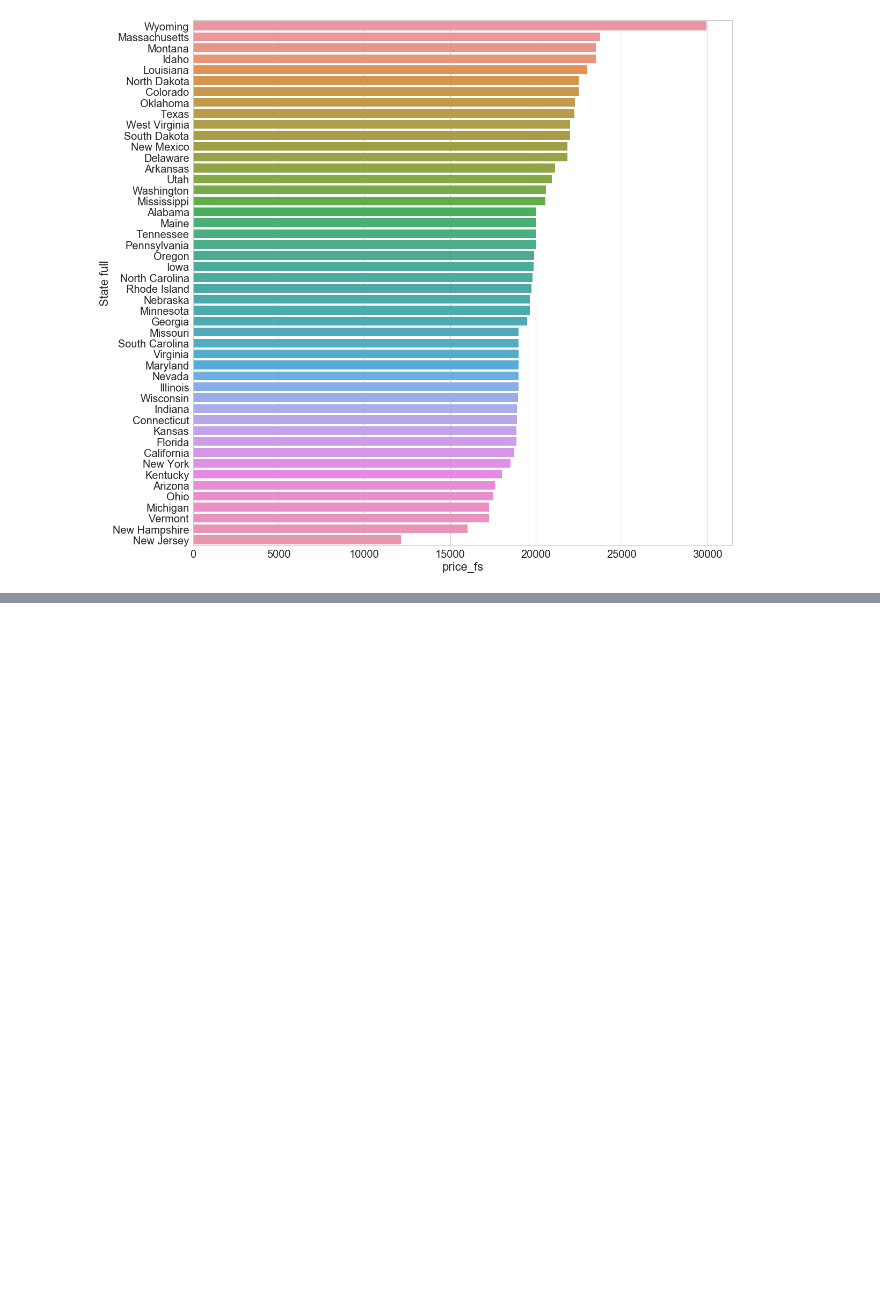
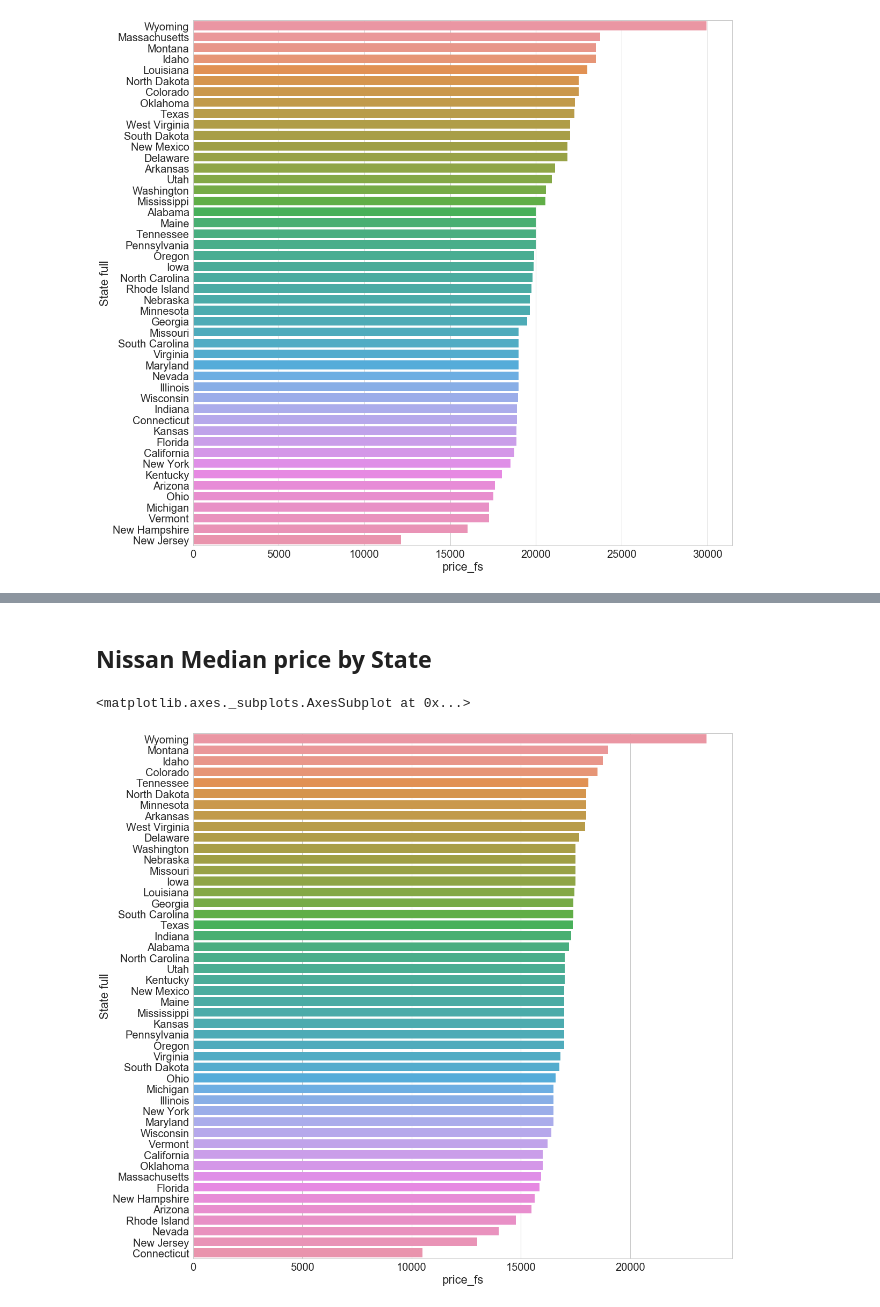
Before and after one commit to bellinsd/Klunker-Blue-Book, a Jupyter notebook: Scripts/Car Prices by state.ipynb, the cells around one changed output, grey strips where cells are left out. Drawn from its saved outputs; the diff is of its cells as text; code cells hidden in the pictures; blank space fills up the shorter version.

```diff
--- a/Scripts/Car Prices by state.ipynb
+++ b/Scripts/Car Prices by state.ipynb
@@ -185,0 +211,8 @@ sns.barplot(x="price_fs", y="State full", data=ford, label="Median")
+# %% [markdown]
+## Nissan Median price by State
+# %%
+nissan.sort_values('price_fs', ascending=False, inplace=True)
+sns.barplot(x="price_fs", y="State full", data=nissan, label="Median")
+# %% [output]
+<matplotlib.axes._subplots.AxesSubplot at 0x...>
+[figure, added]
```
Also changed, not shown: parts of 28 cells of this notebook.
